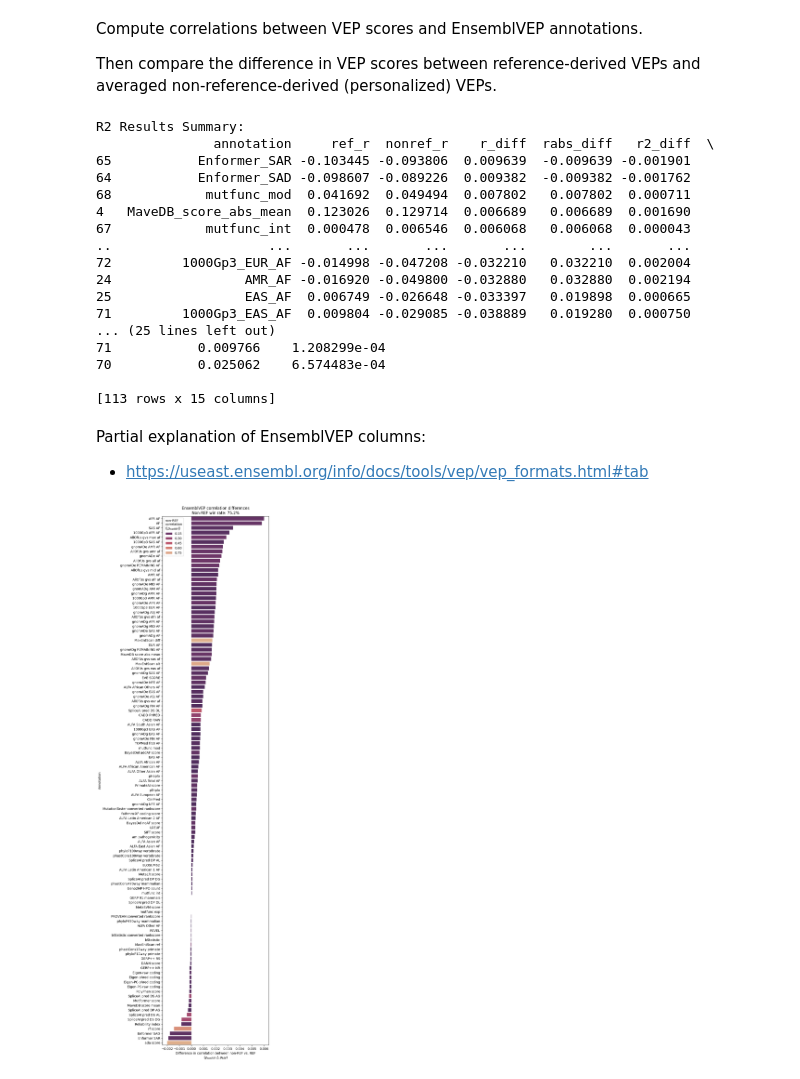
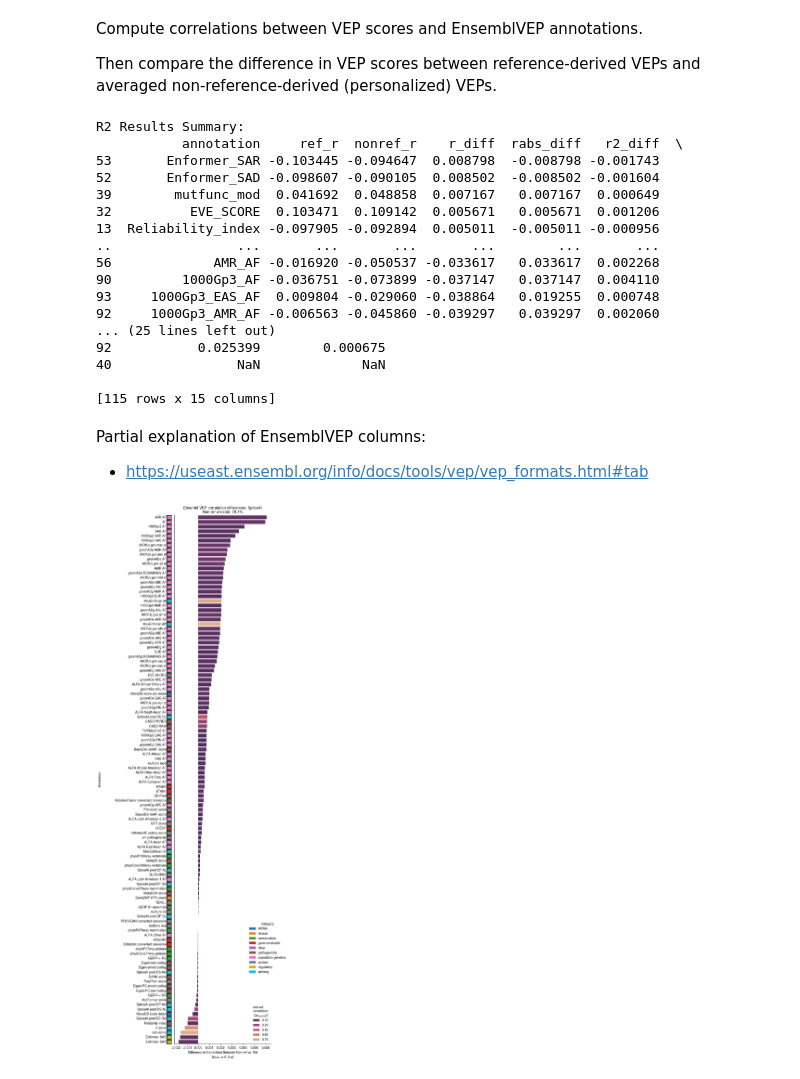
Before and after one commit to bschilder/VEP_DNA, a Jupyter notebook: notebooks/ensemblVEP_annotations.ipynb, the cells around one changed output. Drawn from its saved outputs; the diff is of its cells as text; code cells hidden in the pictures.

Commit message:
Update flashzoi notebook

```diff
--- a/notebooks/ensemblVEP_annotations.ipynb
+++ b/notebooks/ensemblVEP_annotations.ipynb
@@ -23,6 +23,7 @@ import polars as pl
 import glob
 
 pd.set_option('display.max_columns', None)
+plt.rcParams['font.family'] =  'Nimbus Sans'
 # %% [output]
 The autoreload extension is already loaded. To reload it, use:
   %reload_ext autoreload
@@ -47,6 +106,8 @@ vep_df["Location"] = (
 # %% [markdown]
 ### All others (Flashzoi)
 # %%
+model_name = "Flashzoi"
+
 variant_set="clinvar_utr_snv"
 xr_mfds_dir=os.path.join(
     os.path.expanduser('~'),
@@ -57,5 +118,8 @@ xr_mfds_dir=os.path.join(
 pq_file = os.path.join(xr_mfds_dir, "vep_df.parquet")
 vep_df = pd.read_parquet(pq_file)
 
+vep_df["VEP"] = vep_df["flashzoi"]
+vep_df["Location"] = vep_df["chrom"].astype(str) + ":" + vep_df["chromStart"].astype(str) + "-" + vep_df["chromStart"].astype(str)
+
 # Set cached annotation file path
-cached_file = os.path.join(pooch.os_cache("pooch"), "cv_annot_ClinVar_UTR.csv.gz")
+cached_file = os.path.join(pooch.os_cache("pooch"), "cv_annot_ClinVar_UTR.parquet")
@@ -82,8 +154,9 @@ cv_annot.head()
 | 4 | 1016419 | 4:635959-635959 | A | missense_variant | MODERATE | PDE6B | ENSG00000133256 | Transcript | ENST00000255622.10 | ... |
 # %%
 # Aggregate VEP scores
-vep_df["is_ref"] = vep_df["sample"] == "REF"
-agg_cols = [x for x in ["is_ref","site","spliceogenicity","CLNSIG_simplified"] if x in vep_df.columns]
+if "is_ref" not in vep_df.columns:
+    vep_df["is_ref"] = vep_df["sample"] == "REF"
+agg_cols = [x for x in ["is_ref","site","spliceogenicity","CLNSIG_simplified","clinsig"] if x in vep_df.columns]
 vep_agg = vep_df.groupby(agg_cols, observed=True).agg({"VEP": "mean"}).reset_index()
 print("vep_agg.shape:",vep_agg.shape)
 
@@ -114,22 +187,22 @@ r2_df = ev.run_correlation_analysis(vep_annot,
                                     )
 # %% [output]
 R2 Results Summary:
-               annotation     ref_r  nonref_r    r_diff  rabs_diff   r2_diff  \
-65           Enformer_SAR -0.103445 -0.093806  0.009639  -0.009639 -0.001901
-64           Enformer_SAD -0.098607 -0.089226  0.009382  -0.009382 -0.001762
-68            mutfunc_mod  0.041692  0.049494  0.007802   0.007802  0.000711
-4   MaveDB_score_abs_mean  0.123026  0.129714  0.006689   0.006689  0.001690
-67            mutfunc_int  0.000478  0.006546  0.006068   0.006068  0.000043
-..                    ...       ...       ...       ...        ...       ...
-72         1000Gp3_EUR_AF -0.014998 -0.047208 -0.032210   0.032210  0.002004
-24                 AMR_AF -0.016920 -0.049800 -0.032880   0.032880  0.002194
-25                 EAS_AF  0.006749 -0.026648 -0.033397   0.019898  0.000665
-71         1000Gp3_EAS_AF  0.009804 -0.029085 -0.038889   0.019280  0.000750
+           annotation     ref_r  nonref_r    r_diff  rabs_diff   r2_diff  \
+53       Enformer_SAR -0.103445 -0.094647  0.008798  -0.008798 -0.001743
+52       Enformer_SAD -0.098607 -0.090105  0.008502  -0.008502 -0.001604
+39        mutfunc_mod  0.041692  0.048858  0.007167   0.007167  0.000649
+32          EVE_SCORE  0.103471  0.109142  0.005671   0.005671  0.001206
+13  Reliability_index -0.097905 -0.092894  0.005011  -0.005011 -0.000956
+..                ...       ...       ...       ...        ...       ...
+56             AMR_AF -0.016920 -0.050537 -0.033617   0.033617  0.002268
+90         1000Gp3_AF -0.036751 -0.073899 -0.037147   0.037147  0.004110
+93     1000Gp3_EAS_AF  0.009804 -0.029060 -0.038864   0.019255  0.000748
+92     1000Gp3_AMR_AF -0.006563 -0.045860 -0.039297   0.039297  0.002060
 ... (25 lines left out)
-71           0.009766    1.208299e-04
-70           0.025062    6.574483e-04
+92           0.025399        0.000675
+40                NaN             NaN
 
-[113 rows x 15 columns]
+[115 rows x 15 columns]
 # %% [markdown]
 Partial explanation of EnsemblVEP columns:
 - https://useast.ensembl.org/info/docs/tools/vep/vep_formats.html#tab
@@ -142,13 +215,17 @@ Partial explanation of EnsemblVEP columns:
 # r2_df["combined_abs_diff"] = (r2_df["nonref_r"].abs() *(1-r2_df["nonref_p"])) - (r2_df["ref_r"].abs() *(1-r2_df["ref_p"]))
 # r2_df["combined2_diff"] = (r2_df["nonref_r"] *(1-r2_df["nonref_p"])).pow(2) - (r2_df["ref_r"] *(1-r2_df["ref_p"])).pow(2)
 # %%
-r2_filt = ev.plot_correlation_analysis(r2_df,
+
+plot_correlation_analysis_out = ev.plot_correlation_analysis(r2_df.dropna(axis=1, how='all').dropna(axis=0, how='all'),
                                        x_var="r2_diff",
+                                       show_category_column=True,
+                                       category_palette="tab10",
                                         # min_n=20,
                                         # max_p=0.05,
                                         # min_diff=1e-10,
-                                        title="EnsemblVEP correlation differences",
+                                        title=f"Ensembl VEP correlation differences: {model_name}",
                                         # annotations=[x for x in ev.ANNOT_COLS if not x.lower().endswith("af") and "SpliceAI" not in x],
                                         figsize=(6, 30))
+plot_correlation_analysis_out['fig'].savefig(f"tmp/vep_correlation_differences_{model_name}.pdf", **utils.FIG_SAVE_KWARGS)
 # %% [output]
-[figure, old version]
+[figure, new version]
```
Also changed, not shown: parts of 8 cells of this notebook, 4 other files.
